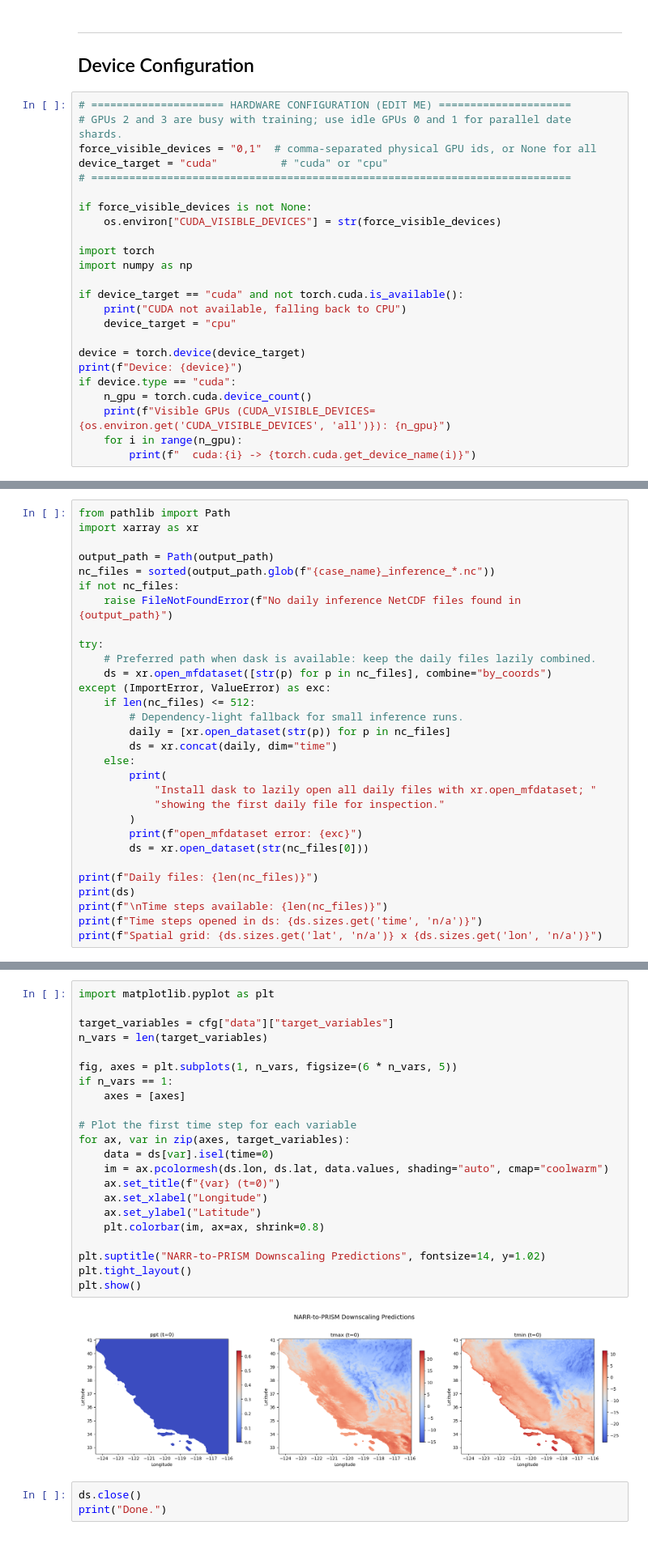
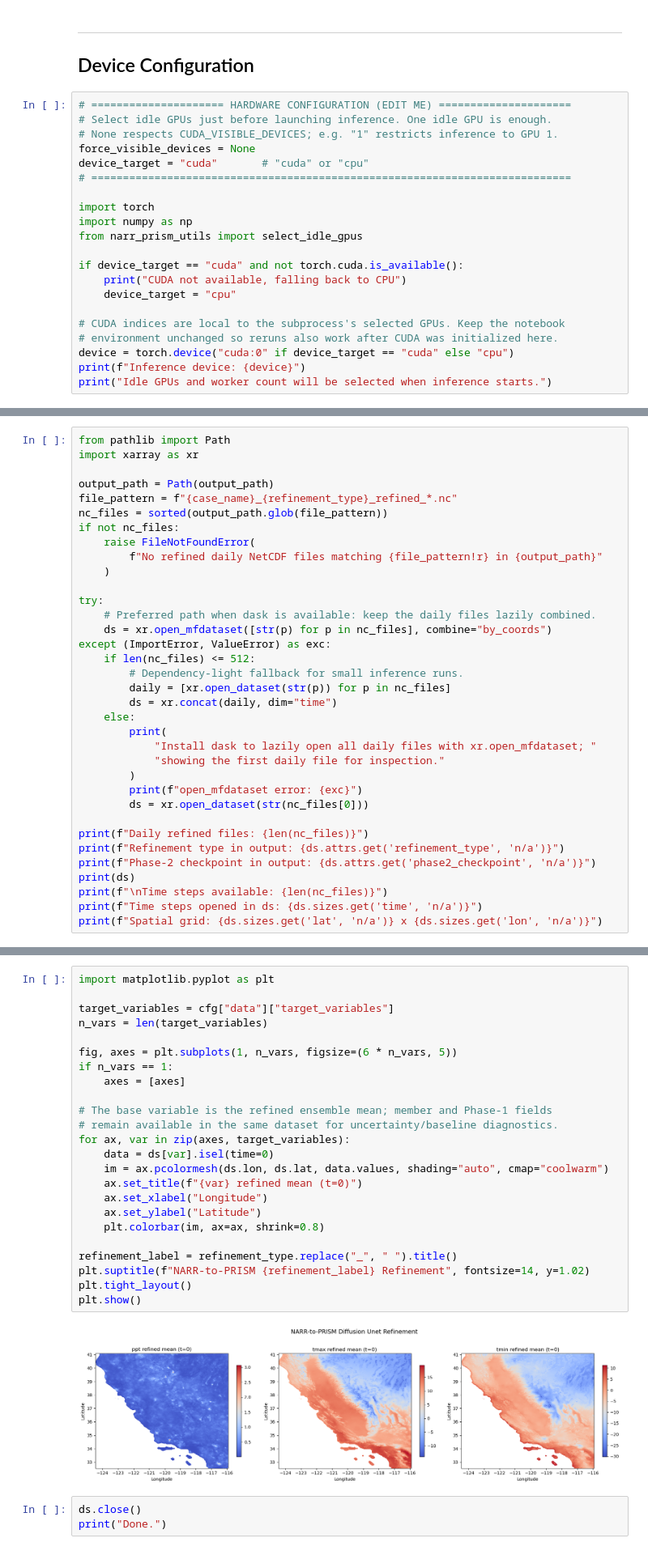
Before and after one commit to midatm1234/Prithvi-UNet-stocahstic, a Jupyter notebook: examples/NARR_PRISM/notebooks/narr_prism_inference.ipynb, the cells around one changed output, grey strips where cells are left out. Shown at 81% size. Cells and saved outputs as stored; diff of their text form.

Commit message:
Improve PRISM refinement, inference caching, and GPU selection

```diff
--- a/examples/NARR_PRISM/notebooks/narr_prism_inference.ipynb
+++ b/examples/NARR_PRISM/notebooks/narr_prism_inference.ipynb
@@ -59,26 +59,23 @@ warnings.simplefilter(action="ignore", category=FutureWarning)
 ## Device Configuration
 # %%
 # ===================== HARDWARE CONFIGURATION (EDIT ME) =====================
-# GPUs 2 and 3 are busy with training; use idle GPUs 0 and 1 for parallel date shards.
-force_visible_devices = "0,1"  # comma-separated physical GPU ids, or None for all
-device_target = "cuda"          # "cuda" or "cpu"
+# Select idle GPUs just before launching inference. One idle GPU is enough.
+# None respects CUDA_VISIBLE_DEVICES; e.g. "1" restricts inference to GPU 1.
+force_visible_devices = None
+device_target = "cuda"       # "cuda" or "cpu"
 # ============================================================================
-
-if force_visible_devices is not None:
-    os.environ["CUDA_VISIBLE_DEVICES"] = str(force_visible_devices)
 
 import torch
 import numpy as np
+from narr_prism_utils import select_idle_gpus
 
 if device_target == "cuda" and not torch.cuda.is_available():
     print("CUDA not available, falling back to CPU")
     device_target = "cpu"
 
-device = torch.device(device_target)
-print(f"Device: {device}")
-if device.type == "cuda":
-    n_gpu = torch.cuda.device_count()
-    print(f"Visible GPUs (CUDA_VISIBLE_DEVICES={os.environ.get('CUDA_VISIBLE_DEVICES', 'all')}): {n_gpu}")
-    for i in range(n_gpu):
-        print(f"  cuda:{i} -> {torch.cuda.get_device_name(i)}")
+# CUDA indices are local to the subprocess's selected GPUs. Keep the notebook
+# environment unchanged so reruns also work after CUDA was initialized here.
+device = torch.device("cuda:0" if device_target == "cuda" else "cpu")
+print(f"Inference device: {device}")
+print("Idle GPUs and worker count will be selected when inference starts.")
 # %% [output]
@@ -218,9 +357,12 @@ from pathlib import Path
 import xarray as xr
 
 output_path = Path(output_path)
-nc_files = sorted(output_path.glob(f"{case_name}_inference_*.nc"))
+file_pattern = f"{case_name}_{refinement_type}_refined_*.nc"
+nc_files = sorted(output_path.glob(file_pattern))
 if not nc_files:
-    raise FileNotFoundError(f"No daily inference NetCDF files found in {output_path}")
+    raise FileNotFoundError(
+        f"No refined daily NetCDF files matching {file_pattern!r} in {output_path}"
+    )
 
 try:
     # Preferred path when dask is available: keep the daily files lazily combined.
@@ -238,7 +380,9 @@ except (ImportError, ValueError) as exc:
         print(f"open_mfdataset error: {exc}")
         ds = xr.open_dataset(str(nc_files[0]))
 
-print(f"Daily files: {len(nc_files)}")
+print(f"Daily refined files: {len(nc_files)}")
+print(f"Refinement type in output: {ds.attrs.get('refinement_type', 'n/a')}")
+print(f"Phase-2 checkpoint in output: {ds.attrs.get('phase2_checkpoint', 'n/a')}")
 print(ds)
 print(f"\nTime steps available: {len(nc_files)}")
 print(f"Time steps opened in ds: {ds.sizes.get('time', 'n/a')}")
@@ -264,27 +408,29 @@ Spatial grid: 1024 x 1024
 # %%
 import matplotlib.pyplot as plt
 
 target_variables = cfg["data"]["target_variables"]
 n_vars = len(target_variables)
 
 fig, axes = plt.subplots(1, n_vars, figsize=(6 * n_vars, 5))
 if n_vars == 1:
     axes = [axes]
 
-# Plot the first time step for each variable
+# The base variable is the refined ensemble mean; member and Phase-1 fields
+# remain available in the same dataset for uncertainty/baseline diagnostics.
 for ax, var in zip(axes, target_variables):
     data = ds[var].isel(time=0)
     im = ax.pcolormesh(ds.lon, ds.lat, data.values, shading="auto", cmap="coolwarm")
-    ax.set_title(f"{var} (t=0)")
+    ax.set_title(f"{var} refined mean (t=0)")
     ax.set_xlabel("Longitude")
     ax.set_ylabel("Latitude")
     plt.colorbar(im, ax=ax, shrink=0.8)
 
-plt.suptitle("NARR-to-PRISM Downscaling Predictions", fontsize=14, y=1.02)
+refinement_label = refinement_type.replace("_", " ").title()
+plt.suptitle(f"NARR-to-PRISM {refinement_label} Refinement", fontsize=14, y=1.02)
 plt.tight_layout()
 plt.show()
 # %% [output]
-[figure, old version]
+[figure, new version]
 # %%
 ds.close()
 print("Done.")
```
Also changed, not shown: parts of 14 cells of this notebook, 24 other files.
